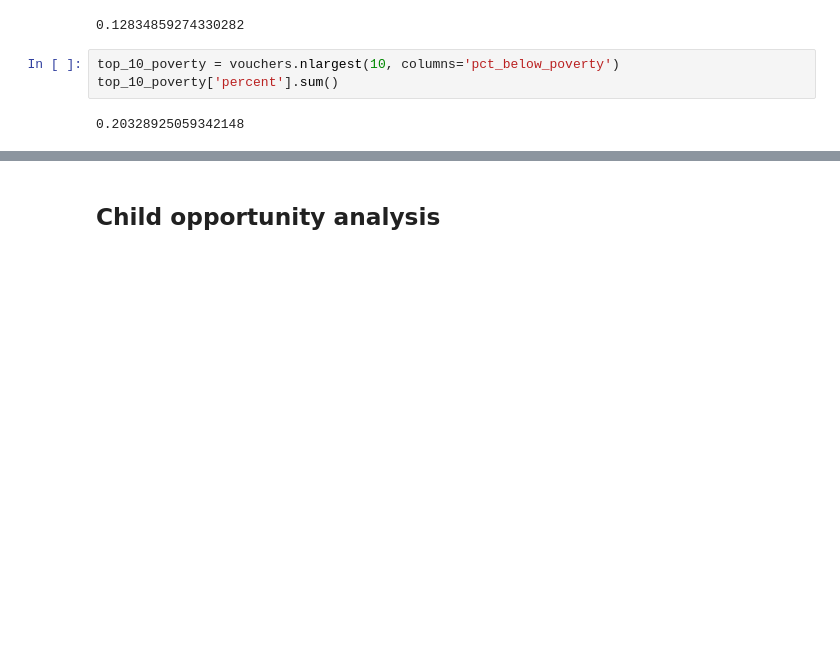
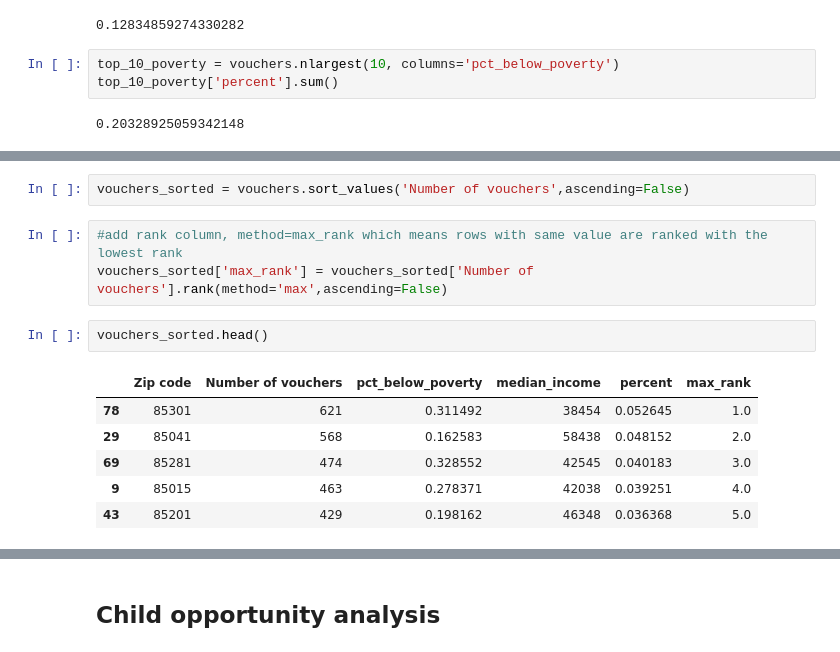
Before and after one commit to amyq96/quick-analyses, a Jupyter notebook: section-8/analyze-voucher-zips.ipynb, the cells around one changed output, grey strips where cells are left out. Saved outputs shown, nothing was run; the diff lists cells and outputs as text; blank space fills up the shorter version.

```diff
--- a/section-8/analyze-voucher-zips.ipynb
+++ b/section-8/analyze-voucher-zips.ipynb
@@ -168,0 +190,14 @@ STOPPED HERE: It would be cool to do a side by side map
+# %%
+vouchers_sorted = vouchers.sort_values('Number of vouchers',ascending=False)
+# %%
+#add rank column, method=max_rank which means rows with same value are ranked with the lowest rank
+vouchers_sorted['max_rank'] = vouchers_sorted['Number of vouchers'].rank(method='max',ascending=False)
+# %%
+vouchers_sorted.head()
+# %% [output]
+|  | Zip code | Number of vouchers | pct_below_poverty | median_income | percent | max_rank |
+| 78 | 85301 | 621 | 0.311492 | 38454 | 0.052645 | 1.0 |
+| 29 | 85041 | 568 | 0.162583 | 58438 | 0.048152 | 2.0 |
+| 69 | 85281 | 474 | 0.328552 | 42545 | 0.040183 | 3.0 |
+| 9 | 85015 | 463 | 0.278371 | 42038 | 0.039251 | 4.0 |
+| 43 | 85201 | 429 | 0.198162 | 46348 | 0.036368 | 5.0 |
```
Also changed, not shown: parts of 34 cells of this notebook.
